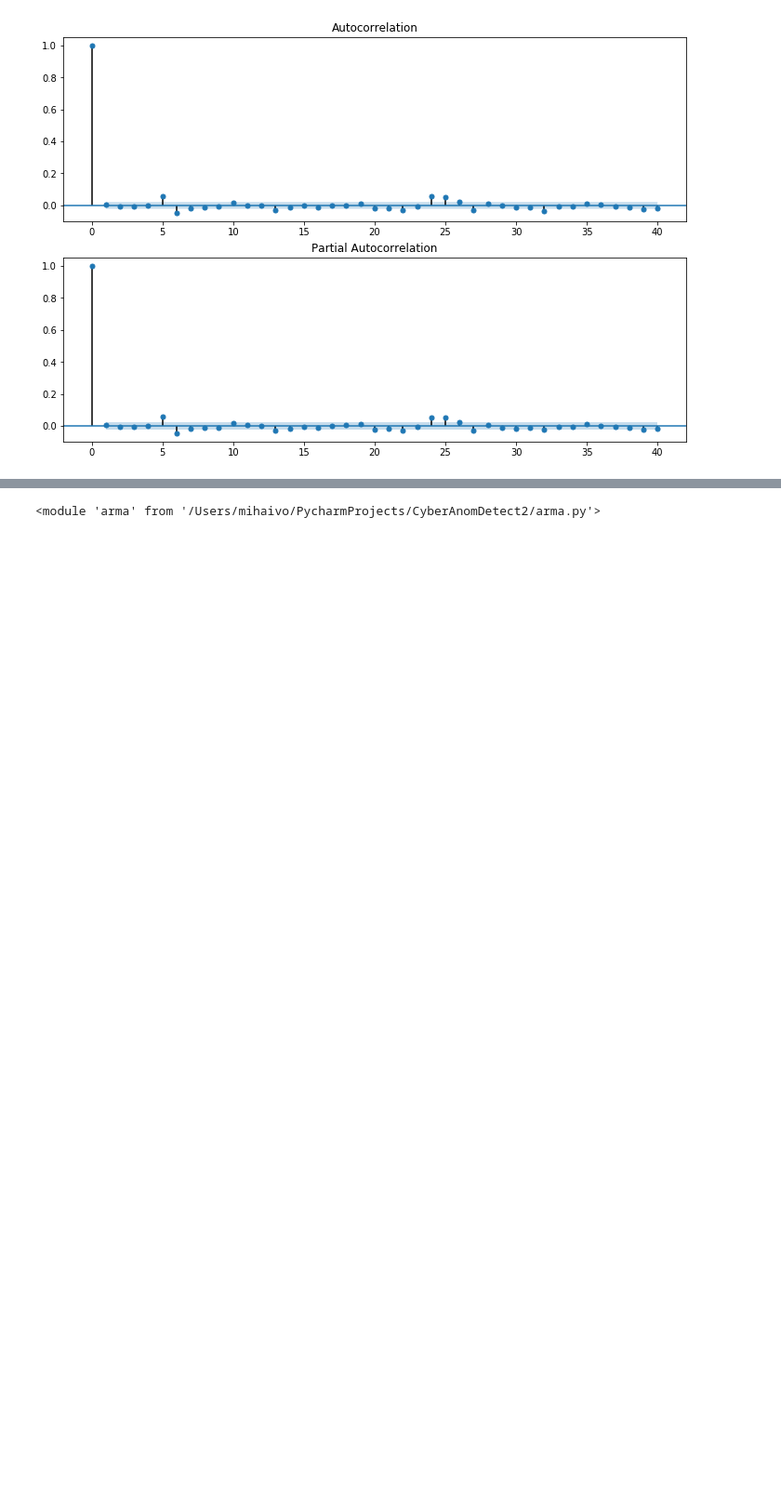
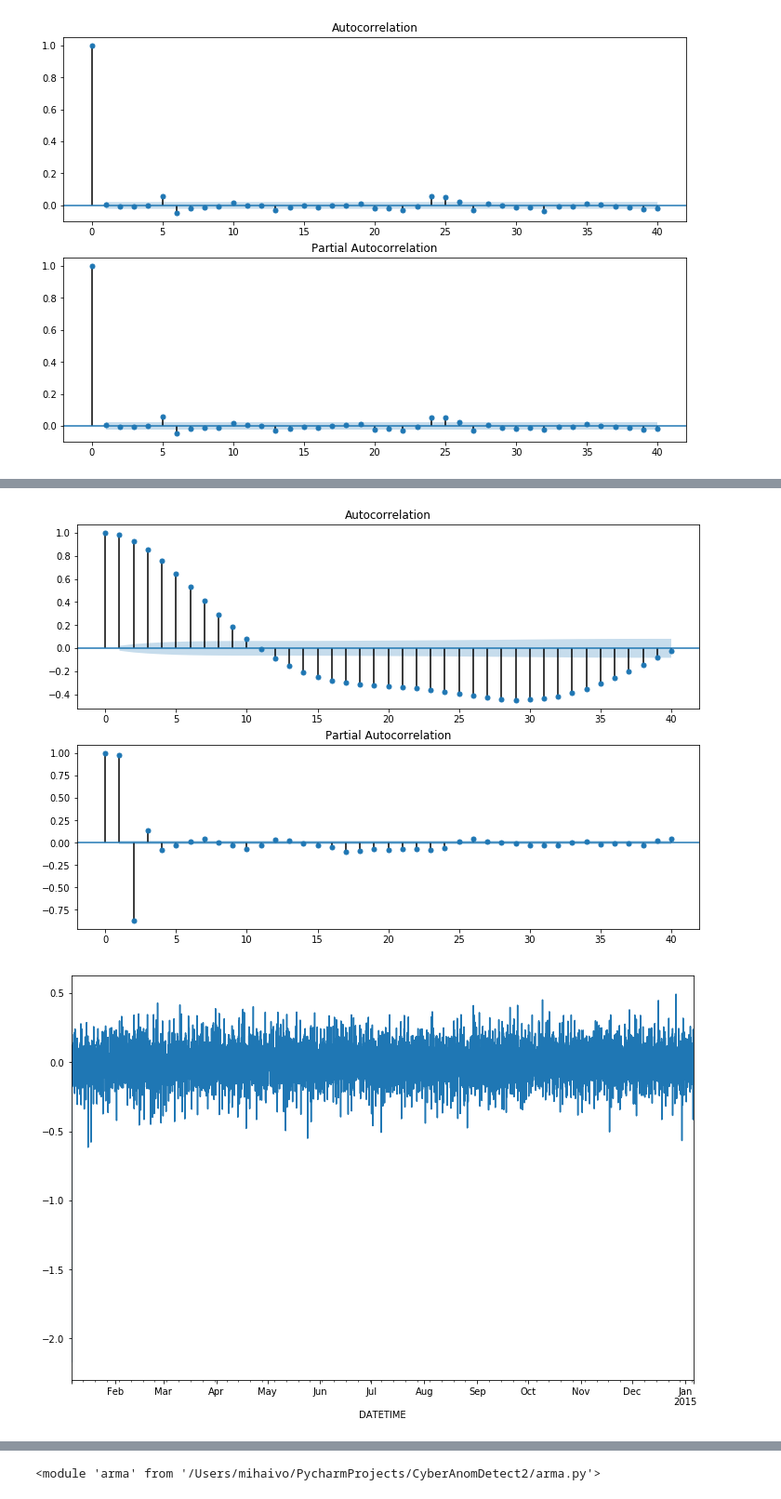
Before and after one commit to simionAndrei/CyberAnomDetect2, a Jupyter notebook: Arma.ipynb, the cells around one changed output, grey strips where cells are left out. Shown at 93% size. Drawn from its saved outputs; the diff is of its cells as text; code cells hidden in the pictures; blank space fills up the shorter version.

```diff
--- a/Arma.ipynb
+++ b/Arma.ipynb
@@ -89,0 +173,3 @@ Mean Forecast Error: 0.025199719626102436 Mean Absolute Error: 0.007844060300378
+# %%
+arma.answer(series, 'L_T1', 5, 0, 1)
+# %% [output]
@@ -89,0 +193,2 @@ Mean Forecast Error: 0.025199719626102436 Mean Absolute Error: 0.007844060300378
+[figure, added]
+[figure, added]
```
Also changed, not shown: parts of 27 cells of this notebook, 2 other files.
